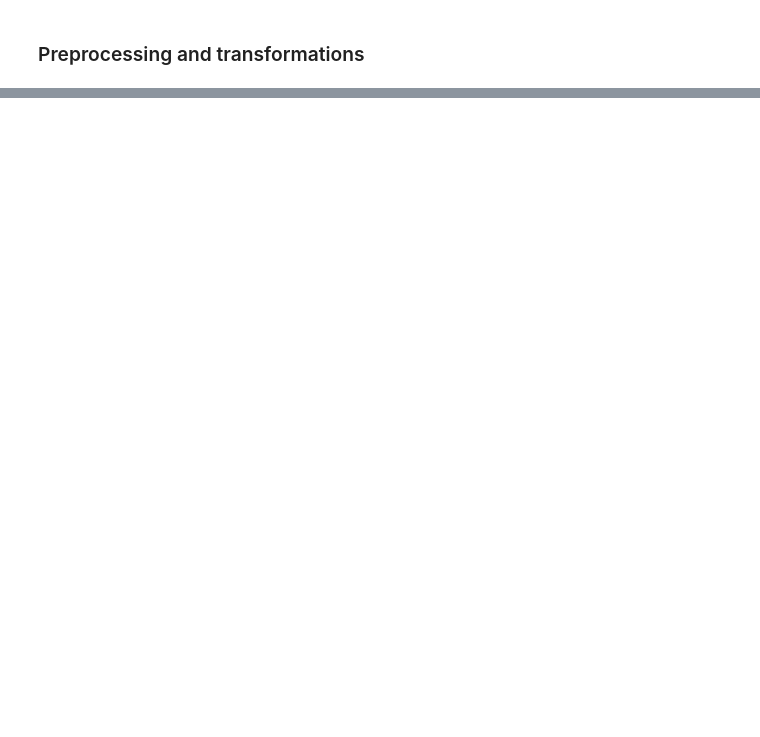
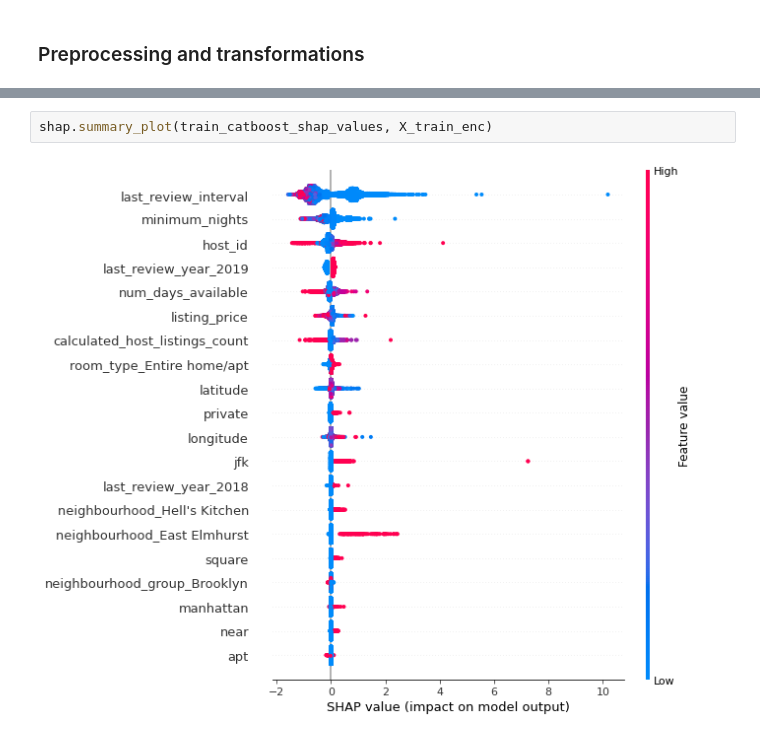
Before and after one commit to sneha012/Airbnb_Popularity_Prediction, a Jupyter notebook: solution.ipynb, the cells around one changed output, grey strips where cells are left out. Cells and saved outputs as stored; diff of their text form; blank space fills up the shorter version.

```diff
--- a/solution.ipynb
+++ b/solution.ipynb
@@ -233,0 +551,4 @@ train_df.head()
+# %%
+shap.summary_plot(train_catboost_shap_values, X_train_enc)
+# %% [output]
+[figure, added]
```
Also changed, not shown: parts of 41 cells of this notebook.
